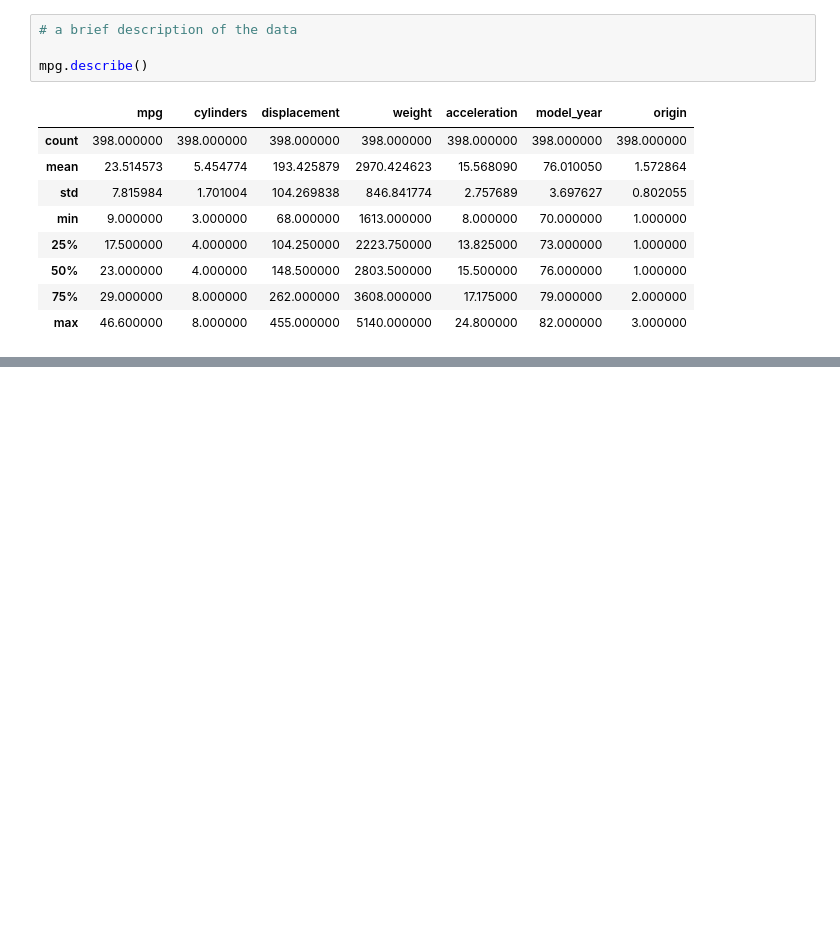
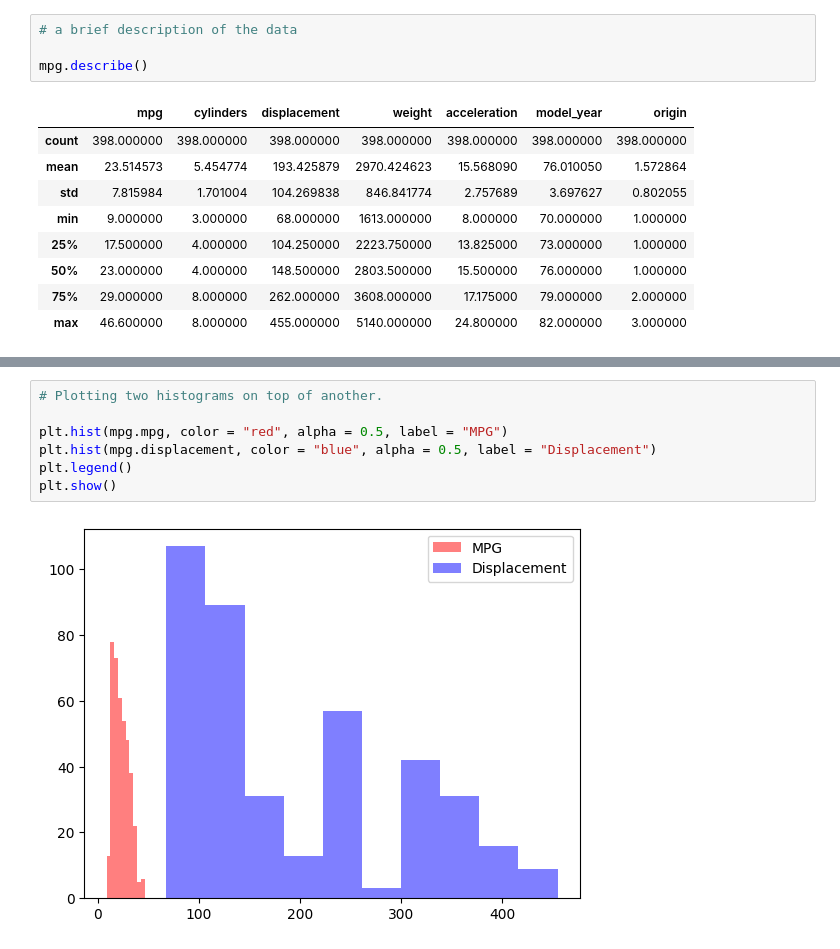
Before and after one commit to anoban/Understanding-and-Visualizing-Data-with-Python, a Jupyter notebook: anoban/Tables, Histograms & Boxplots in Python.ipynb, the cells around one changed output, grey strips where cells are left out. Drawn from its saved outputs; the diff is of its cells as text; blank space fills up the shorter version.

```diff
--- a/anoban/Tables, Histograms & Boxplots in Python.ipynb
+++ b/anoban/Tables, Histograms & Boxplots in Python.ipynb
@@ -32,0 +91,9 @@ mpg.describe()
+# %%
+# Plotting two histograms on top of another.
+
+plt.hist(mpg.mpg, color = "red", alpha = 0.5, label = "MPG")
+plt.hist(mpg.displacement, color = "blue", alpha = 0.5, label = "Displacement")
+plt.legend()
+plt.show()
+# %% [output]
+[figure, added]
```
Also changed, not shown: parts of 11 cells of this notebook.
